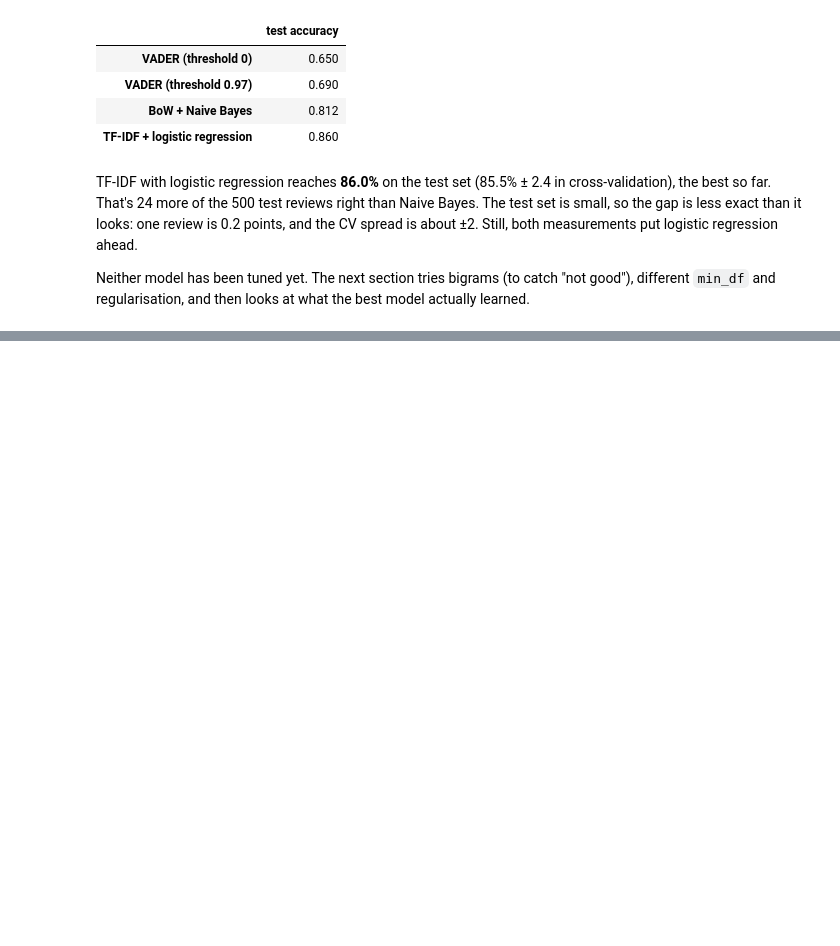
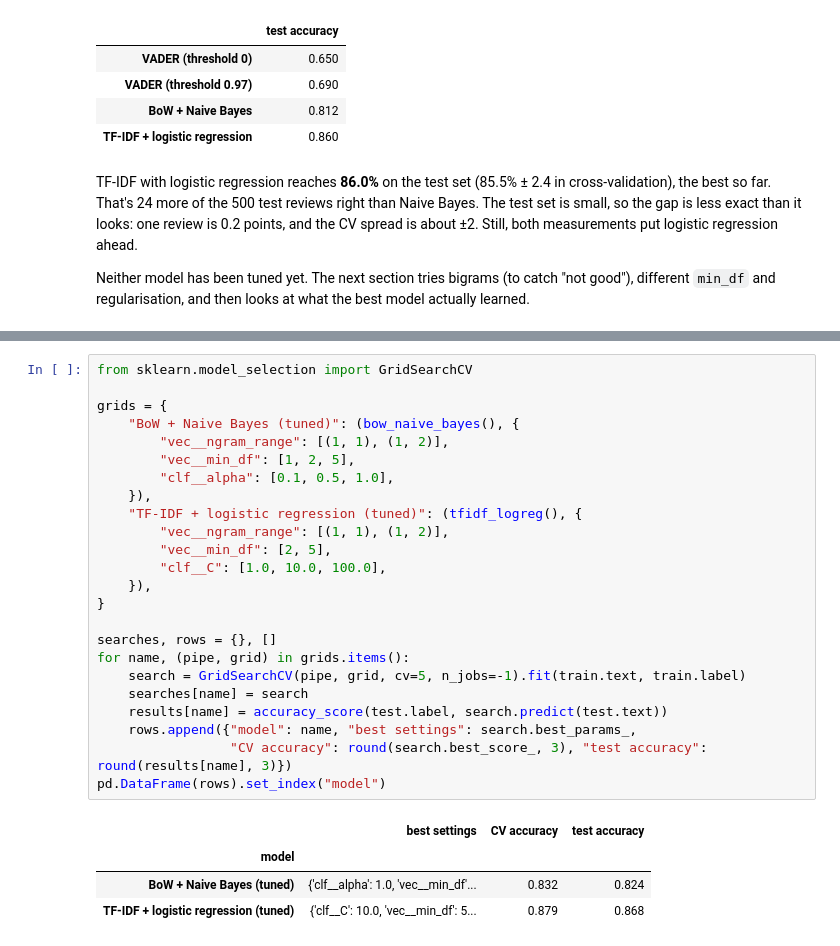
Before and after one commit to adityarajsingh1/sentiment-analysis, a Jupyter notebook: sentiment_analysis.ipynb, the cells around one changed output, grey strips where cells are left out. Saved outputs shown, nothing was run; the diff lists cells and outputs as text; blank space fills up the shorter version.

```diff
--- a/sentiment_analysis.ipynb
+++ b/sentiment_analysis.ipynb
@@ -441,0 +450,29 @@ regularisation, and then looks at what the best model actually learned.
+# %%
+from sklearn.model_selection import GridSearchCV
+
+grids = {
+    "BoW + Naive Bayes (tuned)": (bow_naive_bayes(), {
+        "vec__ngram_range": [(1, 1), (1, 2)],
+        "vec__min_df": [1, 2, 5],
+        "clf__alpha": [0.1, 0.5, 1.0],
+    }),
+    "TF-IDF + logistic regression (tuned)": (tfidf_logreg(), {
+        "vec__ngram_range": [(1, 1), (1, 2)],
+        "vec__min_df": [2, 5],
+        "clf__C": [1.0, 10.0, 100.0],
+    }),
+}
+
+searches, rows = {}, []
+for name, (pipe, grid) in grids.items():
+    search = GridSearchCV(pipe, grid, cv=5, n_jobs=-1).fit(train.text, train.label)
+    searches[name] = search
+    results[name] = accuracy_score(test.label, search.predict(test.text))
+    rows.append({"model": name, "best settings": search.best_params_,
+                 "CV accuracy": round(search.best_score_, 3), "test accuracy": round(results[name], 3)})
+pd.DataFrame(rows).set_index("model")
+# %% [output]
+|  | best settings | CV accuracy | test accuracy |
+| model |  |  |  |
+| BoW + Naive Bayes (tuned) | {'clf__alpha': 1.0, 'vec__min_df'... | 0.832 | 0.824 |
+| TF-IDF + logistic regression (tuned) | {'clf__C': 10.0, 'vec__min_df': 5... | 0.879 | 0.868 |
```
Also changed, not shown: parts of 4 cells of this notebook.
